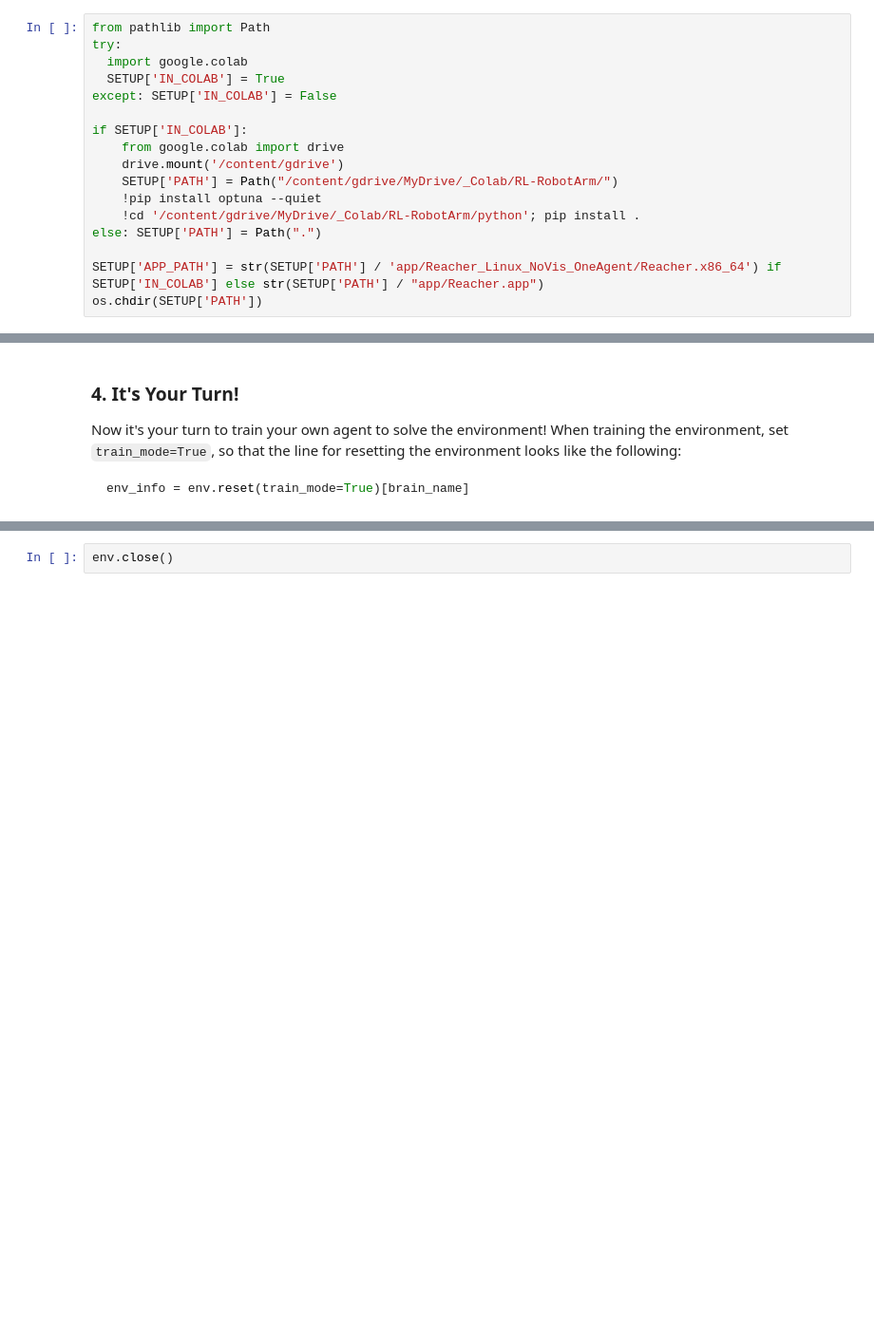
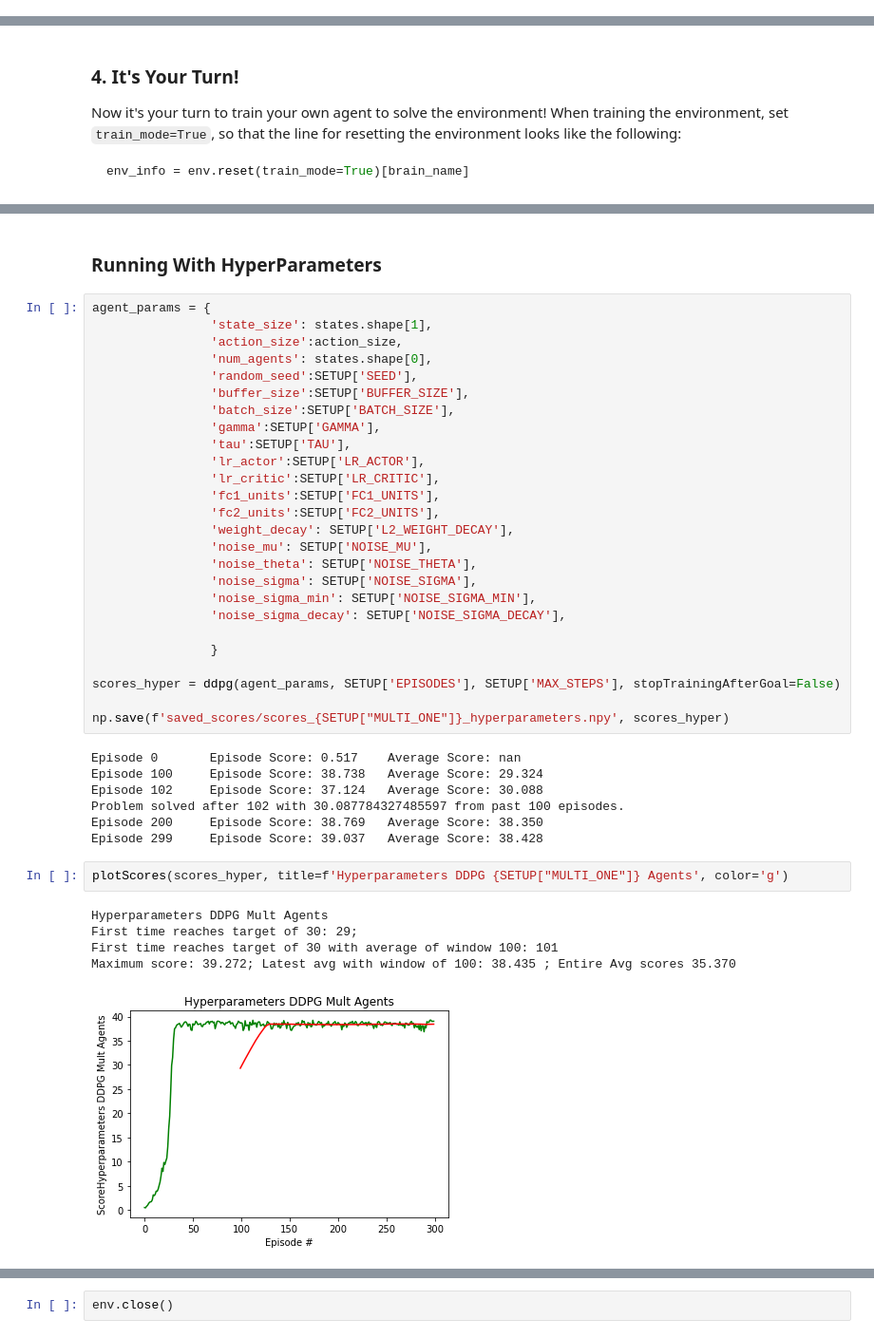
Before and after one commit to joao-d-oliveira/RL-RobotArm, a Jupyter notebook: Continuous_Control.ipynb, the cells around one changed output, grey strips where cells are left out. Shown at 95% size. Cells and saved outputs as stored; diff of their text form; blank space fills up the shorter version.

```diff
--- a/Continuous_Control.ipynb
+++ b/Continuous_Control.ipynb
@@ -25,18 +44 @@ SETUP = {
 if SETUP['DEBUG']: SETUP['EPISODES'] = SETUP['DEBUG_EPISODES']
-# %%
-from pathlib import Path
-try:
-  import google.colab
-  SETUP['IN_COLAB'] = True
-except: SETUP['IN_COLAB'] = False
-
-if SETUP['IN_COLAB']:
-    from google.colab import drive
-    drive.mount('/content/gdrive')
-    SETUP['PATH'] = Path("/content/gdrive/MyDrive/_Colab/RL-RobotArm/")
-    !pip install optuna --quiet
-    !cd '/content/gdrive/MyDrive/_Colab/RL-RobotArm/python'; pip install .
-else: SETUP['PATH'] = Path(".")
-
-SETUP['APP_PATH'] = str(SETUP['PATH'] / 'app/Reacher_Linux_NoVis_OneAgent/Reacher.x86_64') if SETUP['IN_COLAB'] else str(SETUP['PATH'] / "app/Reacher.app")
-os.chdir(SETUP['PATH'])
@@ -253,0 +437,43 @@ plt.show()
+# %% [markdown]
+### Running With HyperParameters
+# %%
+agent_params = {
+                'state_size': states.shape[1],
+                'action_size':action_size,
+                'num_agents': states.shape[0],
+                'random_seed':SETUP['SEED'],
+                'buffer_size':SETUP['BUFFER_SIZE'],
+                'batch_size':SETUP['BATCH_SIZE'],
+                'gamma':SETUP['GAMMA'],
+                'tau':SETUP['TAU'],
+                'lr_actor':SETUP['LR_ACTOR'],
+                'lr_critic':SETUP['LR_CRITIC'],
+                'fc1_units':SETUP['FC1_UNITS'],
+                'fc2_units':SETUP['FC2_UNITS'],
+                'weight_decay': SETUP['L2_WEIGHT_DECAY'],
+                'noise_mu': SETUP['NOISE_MU'],
+                'noise_theta': SETUP['NOISE_THETA'],
+                'noise_sigma': SETUP['NOISE_SIGMA'],
+                'noise_sigma_min': SETUP['NOISE_SIGMA_MIN'],
+                'noise_sigma_decay': SETUP['NOISE_SIGMA_DECAY'],
+
+                }
+
+scores_hyper = ddpg(agent_params, SETUP['EPISODES'], SETUP['MAX_STEPS'], stopTrainingAfterGoal=False)
+
+np.save(f'saved_scores/scores_{SETUP["MULTI_ONE"]}_hyperparameters.npy', scores_hyper)
+# %% [output]
+Episode 0       Episode Score: 0.517    Average Score: nan
+Episode 100     Episode Score: 38.738   Average Score: 29.324
+Episode 102     Episode Score: 37.124   Average Score: 30.088
+Problem solved after 102 with 30.087784327485597 from past 100 episodes.
+Episode 200     Episode Score: 38.769   Average Score: 38.350
+Episode 299     Episode Score: 39.037   Average Score: 38.428
+# %%
+plotScores(scores_hyper, title=f'Hyperparameters DDPG {SETUP["MULTI_ONE"]} Agents', color='g')
+# %% [output]
+Hyperparameters DDPG Mult Agents
+First time reaches target of 30: 29;
+First time reaches target of 30 with average of window 100: 101
+Maximum score: 39.272; Latest avg with window of 100: 38.435 ; Entire Avg scores 35.370
+[figure, added]
```
Also changed, not shown: parts of 28 cells of this notebook.
